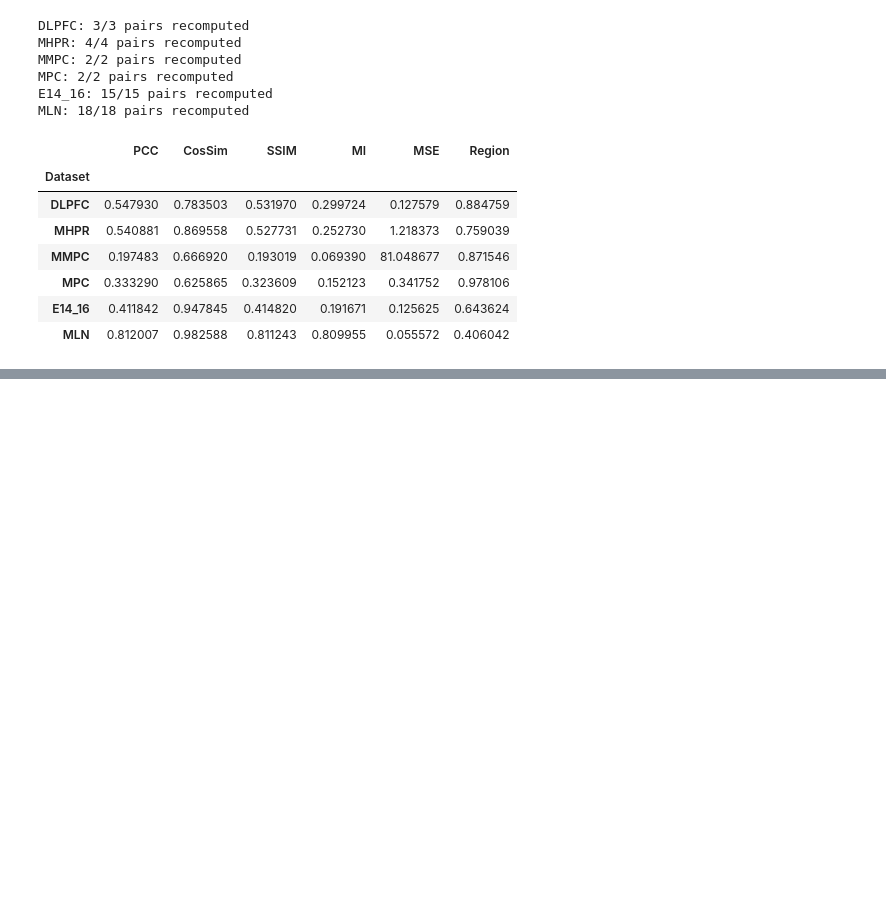
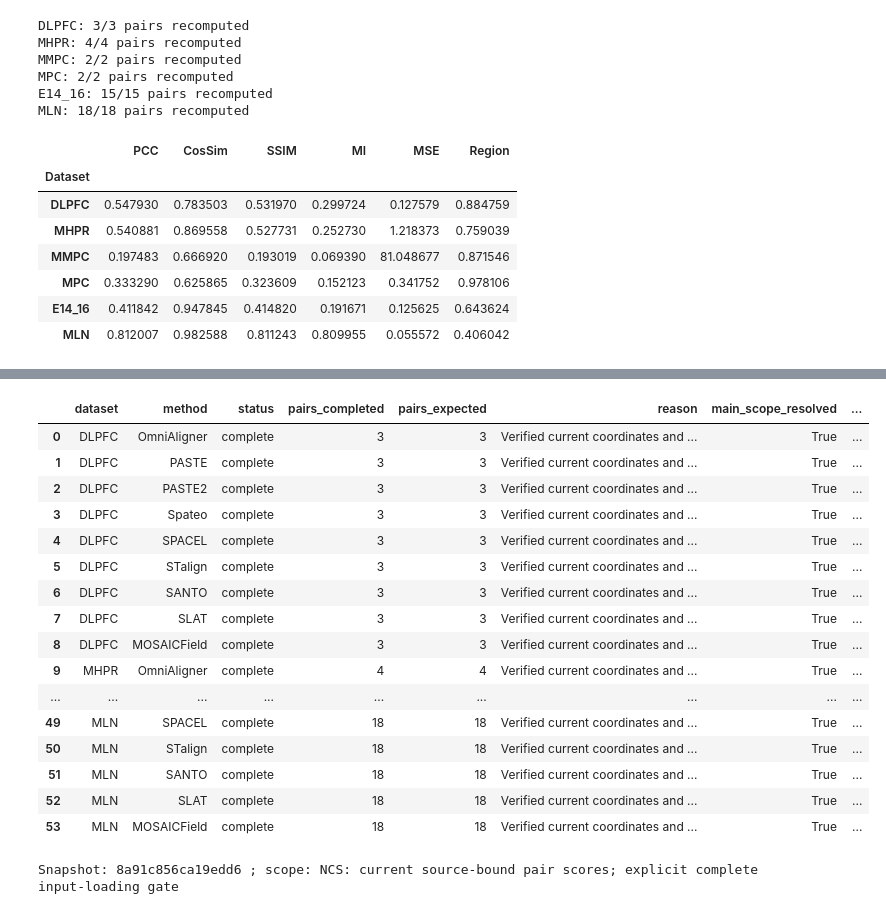
Before and after one commit to huboqiang/omnialigner, a Jupyter notebook: benchmarks/rev1/OmniAligner/notebooks/NCS_submission_table_reproduce.ipynb, the cells around one changed output, grey strips where cells are left out. Cells and saved outputs as stored; diff of their text form; code cells hidden in the pictures; blank space fills up the shorter version.

```diff
--- a/benchmarks/rev1/OmniAligner/notebooks/NCS_submission_table_reproduce.ipynb
+++ b/benchmarks/rev1/OmniAligner/notebooks/NCS_submission_table_reproduce.ipynb
@@ -694,0 +444,48 @@ PASS: complete submission table and ranking reproduced.
+# %%
+ALGORITHMS = ['OmniAligner', 'PASTE', 'PASTE2', 'Spateo', 'SPACEL', 'STalign', 'SANTO', 'SLAT', 'MOSAICField']
+N_ALGORITHMS = len(ALGORITHMS)
+ALL_METRICS = ['PCC', 'CosSim', 'SSIM', 'MI', 'MSE', 'Region', 'ARI', 'NMI', 'CLC']
+COHORTS = {'DLPFC': (4, 'sequencing'), 'MHPR': (5, 'imaging'), 'MMPC': (3, 'imaging'), 'MPC': (3, 'imaging'), 'E14_16': (16, 'sequencing'), 'MLN': (19, 'sequencing')}
+EXPECTED_PAIRS = {name: layers - 1 for name, (layers, _) in COHORTS.items()}
+CURRENT_ARCHIVE = checkout.parent / Path('rev1-NCS-nine-metric-inputs-20261118-8a91c856ca19edd6.tar.gz')
+CURRENT_SHA256 = '6aead9e0ff9b0fc7218ac94e833502798b6dc8acd7f18ef0126897a47824e58c'
+assert sha256(CURRENT_ARCHIVE) == CURRENT_SHA256, "Current scoring bundle checksum differs"
+CURRENT_ROOT = Path("current_ncs_inputs")
+CURRENT_ROOT.mkdir(exist_ok=True)
+with tarfile.open(CURRENT_ARCHIVE) as package:
+    for member in package.getmembers():
+        target = (CURRENT_ROOT / member.name).resolve()
+        assert target.is_relative_to(CURRENT_ROOT.resolve()) and not member.issym() and not member.islnk()
+    package.extractall(CURRENT_ROOT)
+current_manifest = json.loads((CURRENT_ROOT / "manifest.json").read_text())
+for item in current_manifest["files"]:
+    assert sha256(CURRENT_ROOT / item["path"]) == item["sha256"], item["path"]
+status = pd.read_csv(CURRENT_ROOT / "condition_status.csv")
+# The archived collector flag covered additional unfinished native jobs.
+# Report resolution of this notebook's explicitly declared main roster instead.
+status = status.drop(columns=["all_tasks_complete"], errors="ignore")
+status["main_scope_resolved"] = ~status.status.astype(str).str.contains(
+    "pending|await|unbound|running|scoring_incomplete|adapter", case=False, regex=True)
+status["native_fit_complete"] = status.status.eq("complete")
+assert status.main_scope_resolved.all(), "Main-scope scoring tasks remain unresolved"
+display(status)
+print("Snapshot:", current_manifest["snapshot"], "; scope:", current_manifest["scope"])
+# %% [output]
+|  | dataset | method | status | pairs_completed | pairs_expected | reason | main_scope_resolved | ... |
+| 0 | DLPFC | OmniAligner | complete | 3 | 3 | Verified current coordinates and ... | True | ... |
+| 1 | DLPFC | PASTE | complete | 3 | 3 | Verified current coordinates and ... | True | ... |
+| 2 | DLPFC | PASTE2 | complete | 3 | 3 | Verified current coordinates and ... | True | ... |
+| 3 | DLPFC | Spateo | complete | 3 | 3 | Verified current coordinates and ... | True | ... |
+| 4 | DLPFC | SPACEL | complete | 3 | 3 | Verified current coordinates and ... | True | ... |
+| 5 | DLPFC | STalign | complete | 3 | 3 | Verified current coordinates and ... | True | ... |
+| 6 | DLPFC | SANTO | complete | 3 | 3 | Verified current coordinates and ... | True | ... |
+| 7 | DLPFC | SLAT | complete | 3 | 3 | Verified current coordinates and ... | True | ... |
+| 8 | DLPFC | MOSAICField | complete | 3 | 3 | Verified current coordinates and ... | True | ... |
+| 9 | MHPR | OmniAligner | complete | 4 | 4 | Verified current coordinates and ... | True | ... |
+| ... | ... | ... | ... | ... | ... | ... | ... | ... |
+| 49 | MLN | SPACEL | complete | 18 | 18 | Verified current coordinates and ... | True | ... |
+| 50 | MLN | STalign | complete | 18 | 18 | Verified current coordinates and ... | True | ... |
+| 51 | MLN | SANTO | complete | 18 | 18 | Verified current coordinates and ... | True | ... |
+| 52 | MLN | SLAT | complete | 18 | 18 | Verified current coordinates and ... | True | ... |
+| 53 | MLN | MOSAICField | complete | 18 | 18 | Verified current coordinates and ... | True | ... |
+Snapshot: 8a91c856ca19edd6 ; scope: NCS: current source-bound pair scores; explicit complete input-loading gate
```
Also changed, not shown: parts of 35 cells of this notebook, 36 other files.
